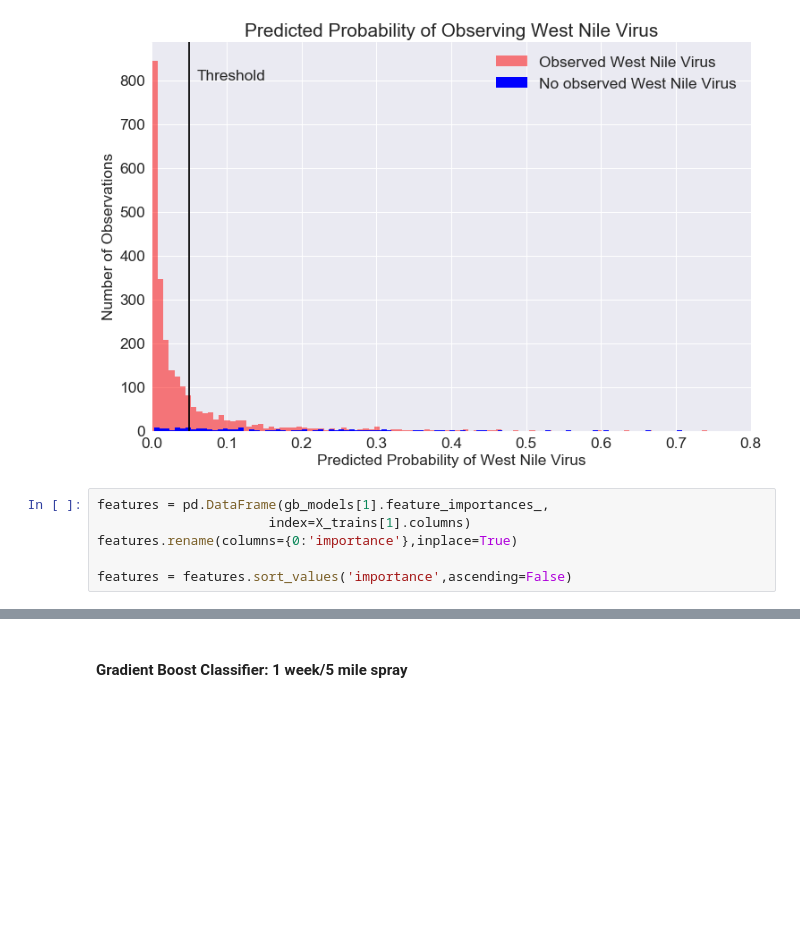
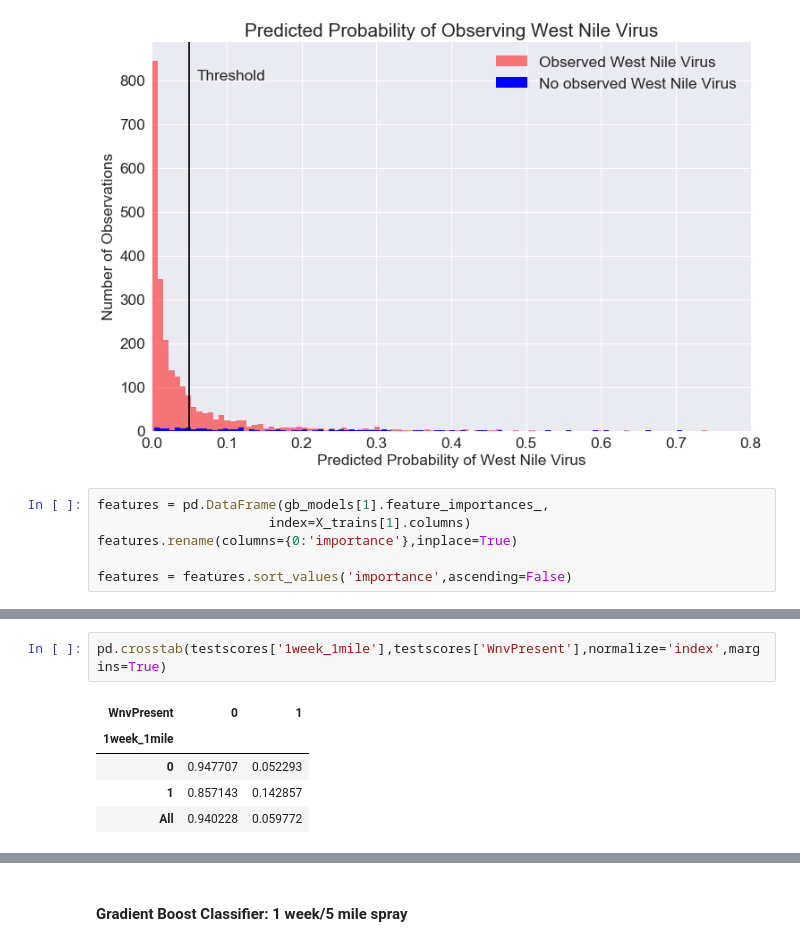
Before and after one commit to mjschillawski/west_nile_virus, a Jupyter notebook: Scoring.ipynb, the cells around one changed output, grey strips where cells are left out. Saved outputs shown, nothing was run; the diff lists cells and outputs as text; blank space fills up the shorter version.

```diff
--- a/Scoring.ipynb
+++ b/Scoring.ipynb
@@ -376,0 +425,8 @@ plt.show()
+# %%
+pd.crosstab(testscores['1week_1mile'],testscores['WnvPresent'],normalize='index',margins=True)
+# %% [output]
+| WnvPresent | 0 | 1 |
+| 1week_1mile |  |  |
+| 0 | 0.947707 | 0.052293 |
+| 1 | 0.857143 | 0.142857 |
+| All | 0.940228 | 0.059772 |
```
Also changed, not shown: parts of 11 cells of this notebook, 2 other files.
